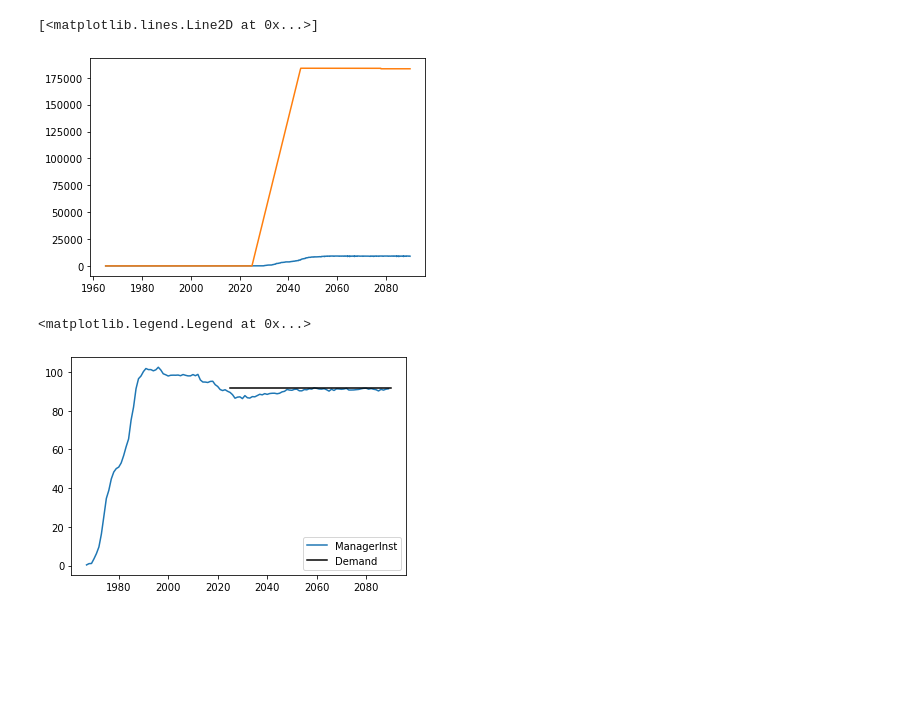
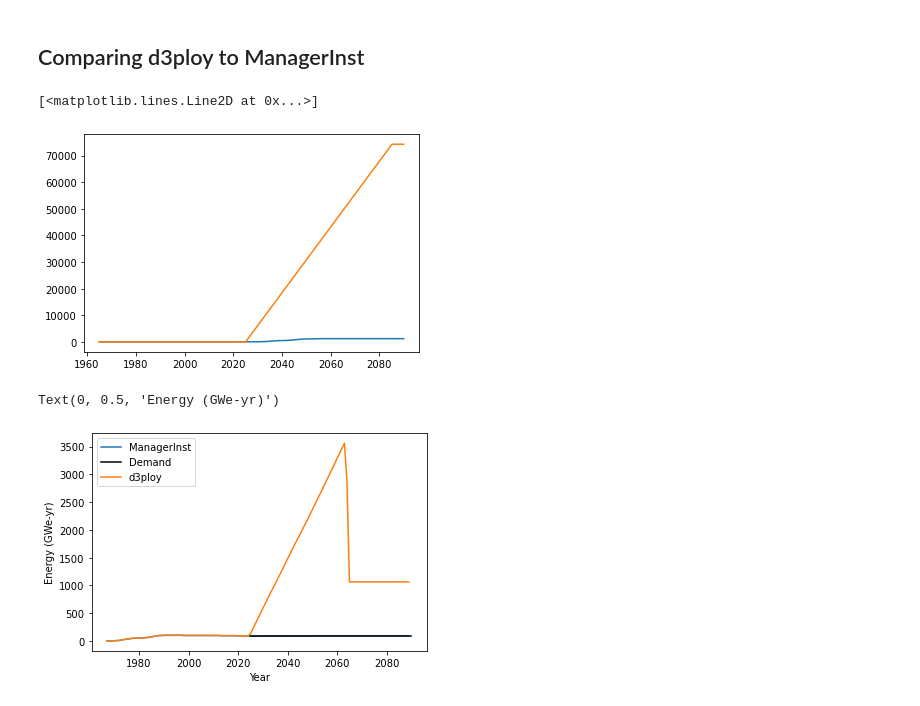
Before and after one commit to abachma2/toy_problems, a Jupyter notebook: cyclus_inputs/Untitled.ipynb, the cells around one changed output. Saved outputs shown, nothing was run; the diff lists cells and outputs as text; code cells hidden in the pictures; blank space fills up the shorter version.

Commit message:
add section to analyze the d3ploy_test input

```diff
--- a/cyclus_inputs/Untitled.ipynb
+++ b/cyclus_inputs/Untitled.ipynb
@@ -10,6 +88,8 @@ import transition_metrics as tm
+# %% [markdown]
+## Comparing d3ploy to ManagerInst
 # %%
-manager_inst_file = "../../transition-scenarios/input/haleu/outputs/mmr_nogrowth.sqlite"
-d3ploy_file = "mmr_d3ploy.sqlite"
+manager_inst_file = "../../transition-scenarios/input/haleu/outputs/xe100_nogrowth.sqlite"
+d3ploy_file = "xe100_d3ploy.sqlite"
 # %%
 non_lwr = ['Sink_HLW', 'Sink_LLW', 'Mine', 'Mill', 'Conversion',
                  'Enrichment', 'FuelFab', 'DryStorage', 'United States',
@@ -20,17 +100,19 @@ d3ploy_reactors = tm.prototype_totals(d3ploy_file, non_lwr, ['MMR'])
 # %%
-plt.plot(manager_inst_reactors['Year'], manager_inst_reactors['MMR_total'])
-plt.plot(d3ploy_reactors['Year'], d3ploy_reactors['MMR_total'])
+plt.plot(manager_inst_reactors['Year'], manager_inst_reactors['Xe-100_total'])
+plt.plot(d3ploy_reactors['Year'], d3ploy_reactors['Xe-100_total'])
 # %% [output]
 [<matplotlib.lines.Line2D at 0x...>]
-[figure, old version]
+[figure, new version]
 # %%
 manager_inst_energy = tm.get_annual_electricity(manager_inst_file)
 d3ploy_energy = tm.get_annual_electricity(d3ploy_file)
 # %%
 plt.plot(manager_inst_energy['Year'], manager_inst_energy['Energy'], label='ManagerInst')
 plt.plot(np.linspace(2025, 2090, 50), np.repeat(91.818, 50),'k', label='Demand')
-#plt.plot(d3ploy_energy['Year'], d3ploy_energy['Energy'])
+plt.plot(d3ploy_energy['Year'], d3ploy_energy['Energy'], label='d3ploy')
 plt.legend()
+plt.xlabel('Year')
+plt.ylabel('Energy (GWe-yr)')
 # %% [output]
-<matplotlib.legend.Legend at 0x...>
+Text(0, 0.5, 'Energy (GWe-yr)')
-[figure, old version]
+[figure, new version]
```
Also changed, not shown: parts of 7 cells of this notebook.
